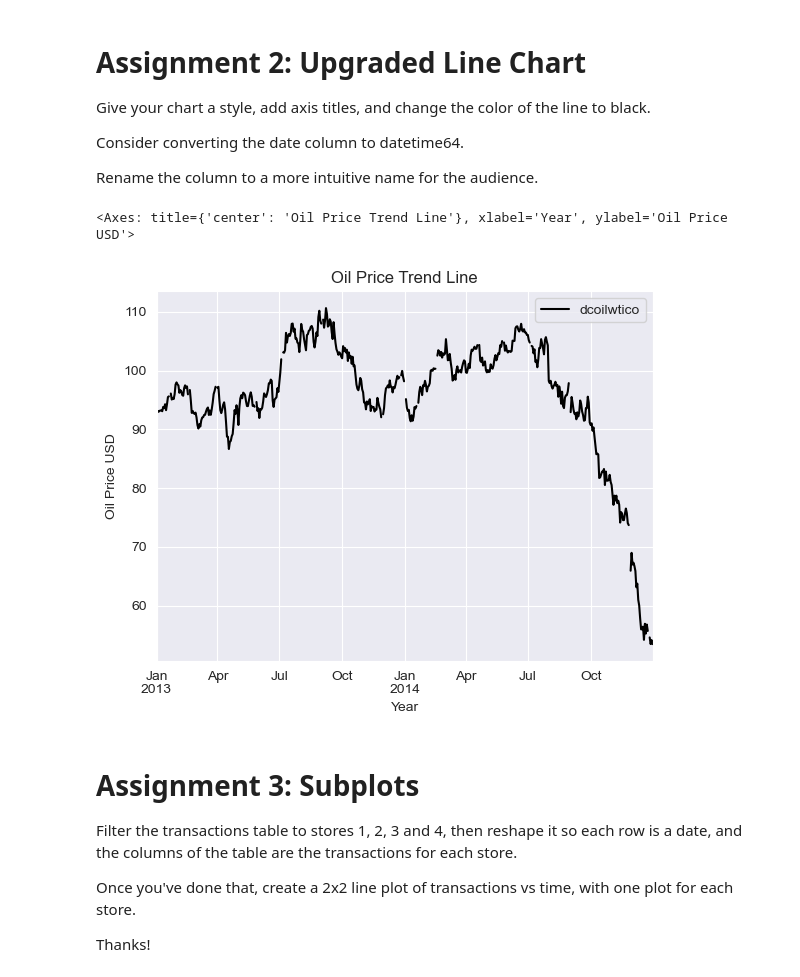
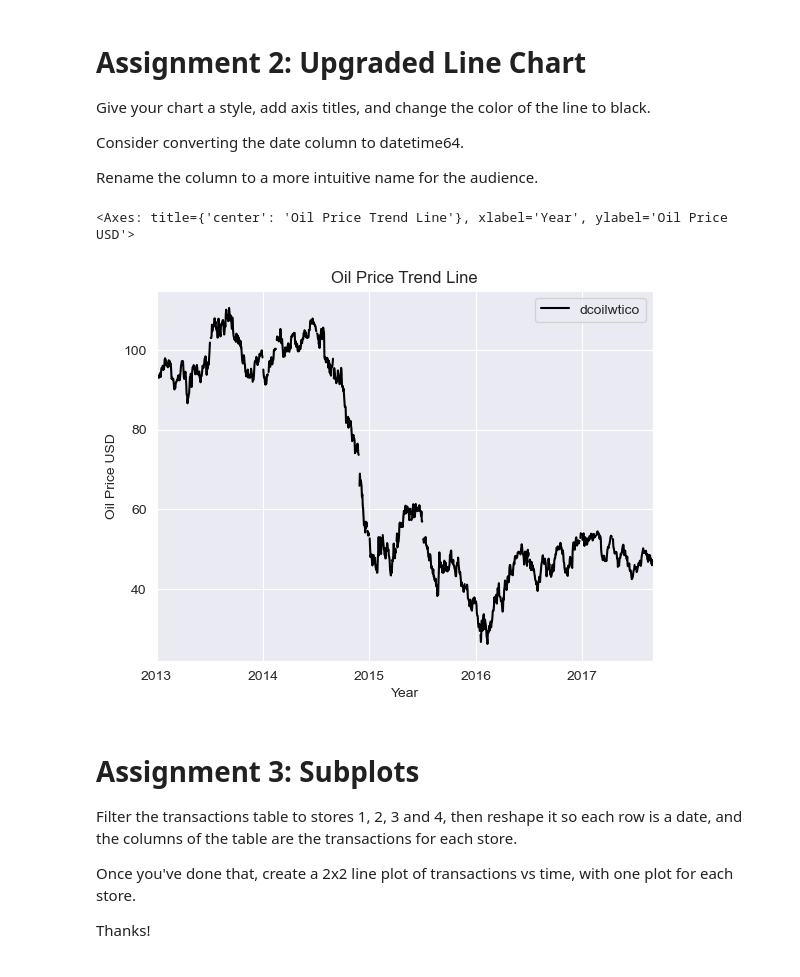
Before and after one commit to atsianis/DataVizMatplotlib, a Jupyter notebook: section05_data_viz.ipynb, the cells around one changed output. Drawn from its saved outputs; the diff is of its cells as text; code cells hidden in the pictures.

```diff
--- a/section05_data_viz.ipynb
+++ b/section05_data_viz.ipynb
@@ -52,16 +52,15 @@ sns.set_style("darkgrid")
 # %%
 (oil.astype({"date":"datetime64[ns]"})
      .set_index("date")
-     .loc["2013":"2014"]
      .plot(
          title="Oil Price Trend Line",
          xlabel="Year",
          ylabel="Oil Price USD",
          color="Black"
      ))
 # %% [output]
 <Axes: title={'center': 'Oil Price Trend Line'}, xlabel='Year', ylabel='Oil Price USD'>
-[figure, old version]
+[figure, new version]
 # %% [markdown]
 # Assignment 3: Subplots
 
```
Also changed, not shown: parts of 3 cells of this notebook.
